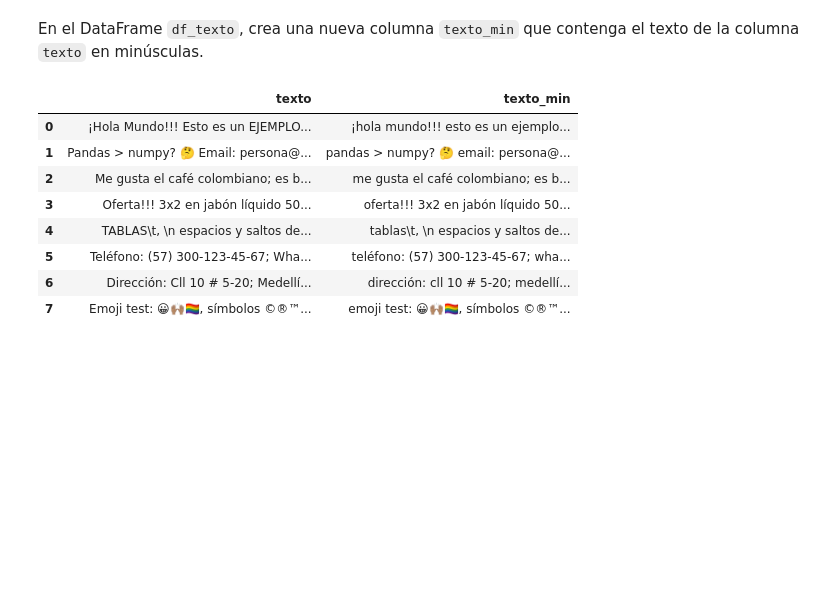
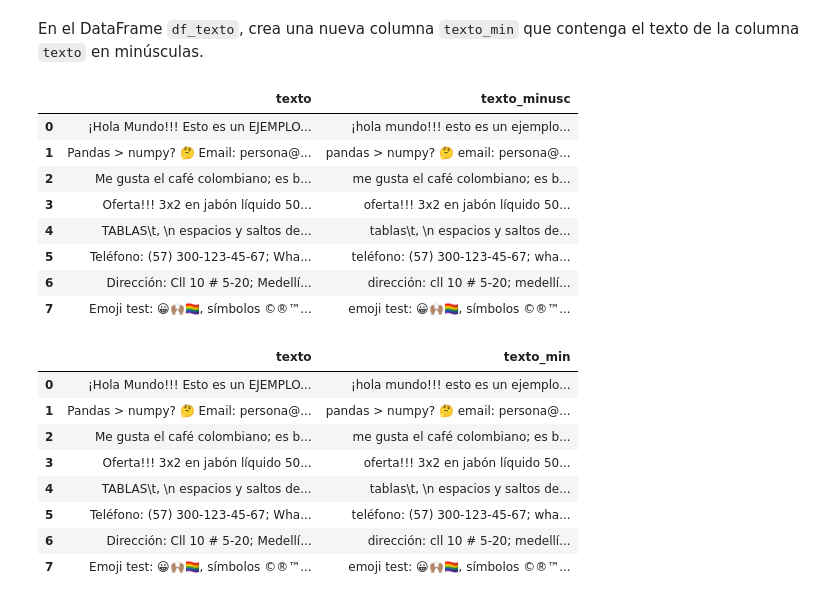
Before and after one commit to pablozapatao/NLP_PabloZapataOchoa, a Jupyter notebook: notebooks/Practica_Limpieza_Texto (1).ipynb, the cells around one changed output. Saved outputs shown, nothing was run; the diff lists cells and outputs as text; code cells hidden in the pictures; blank space fills up the shorter version.

```diff
--- a/notebooks/Practica_Limpieza_Texto (1).ipynb
+++ b/notebooks/Practica_Limpieza_Texto (1).ipynb
@@ -284,3 +353,16 @@ En el DataFrame `df_texto`, crea una nueva columna `texto_min` que contenga el t
+# %%
+df_texto["texto_minusc"] = df_texto["texto"].astype(str).str.lower()
+df_texto[["texto", "texto_minusc"]]
+# %% [output]
+|  | texto | texto_minusc |
+| 0 | ¡Hola Mundo!!! Esto es un EJEMPLO... | ¡hola mundo!!! esto es un ejemplo... |
+| 1 | Pandas > numpy? 🤔 Email: persona@... | pandas > numpy? 🤔 email: persona@... |
+| 2 | Me gusta el café colombiano; es b... | me gusta el café colombiano; es b... |
+| 3 | Oferta!!! 3x2 en jabón líquido 50... | oferta!!! 3x2 en jabón líquido 50... |
+| 4 | TABLAS\t, \n espacios y saltos de... | tablas\t, \n espacios y saltos de... |
+| 5 | Teléfono: (57) 300-123-45-67; Wha... | teléfono: (57) 300-123-45-67; wha... |
+| 6 | Dirección: Cll 10 # 5-20; Medellí... | dirección: cll 10 # 5-20; medellí... |
+| 7 | Emoji test: 😀🙌🏽🏳️‍🌈, símbolos ©®™... | emoji test: 😀🙌🏽🏳️‍🌈, símbolos ©®™... |
 # %%
 # %% [output]
 |  | texto | texto_min |
```
Also changed, not shown: parts of 4 cells of this notebook.
